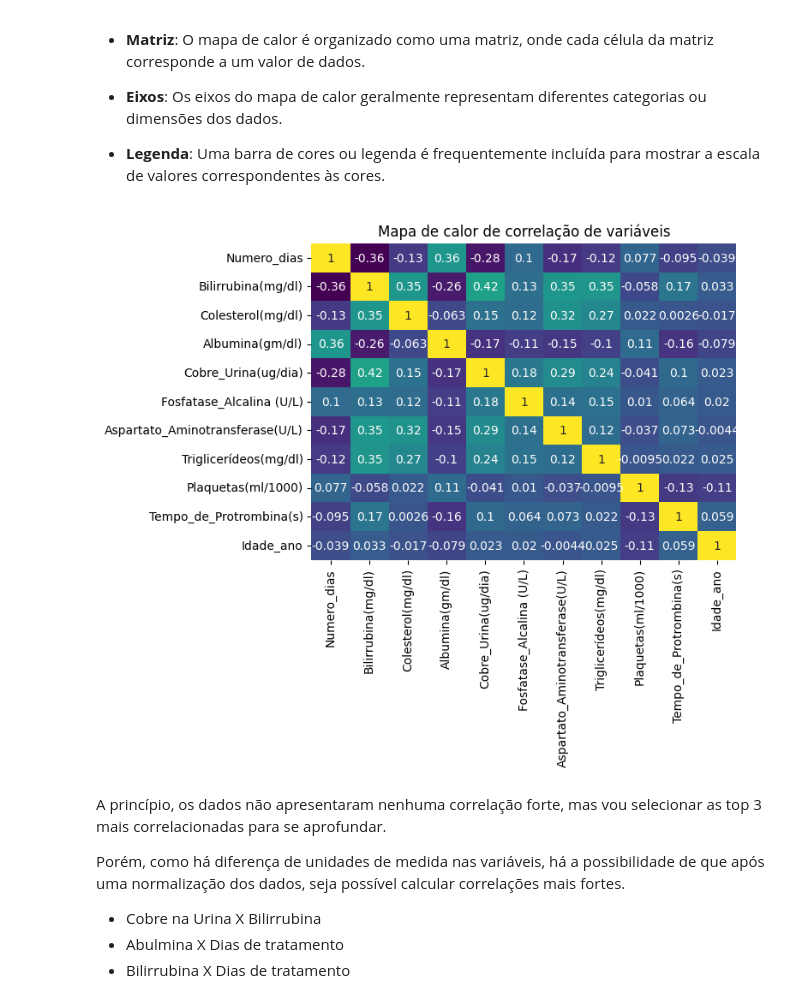
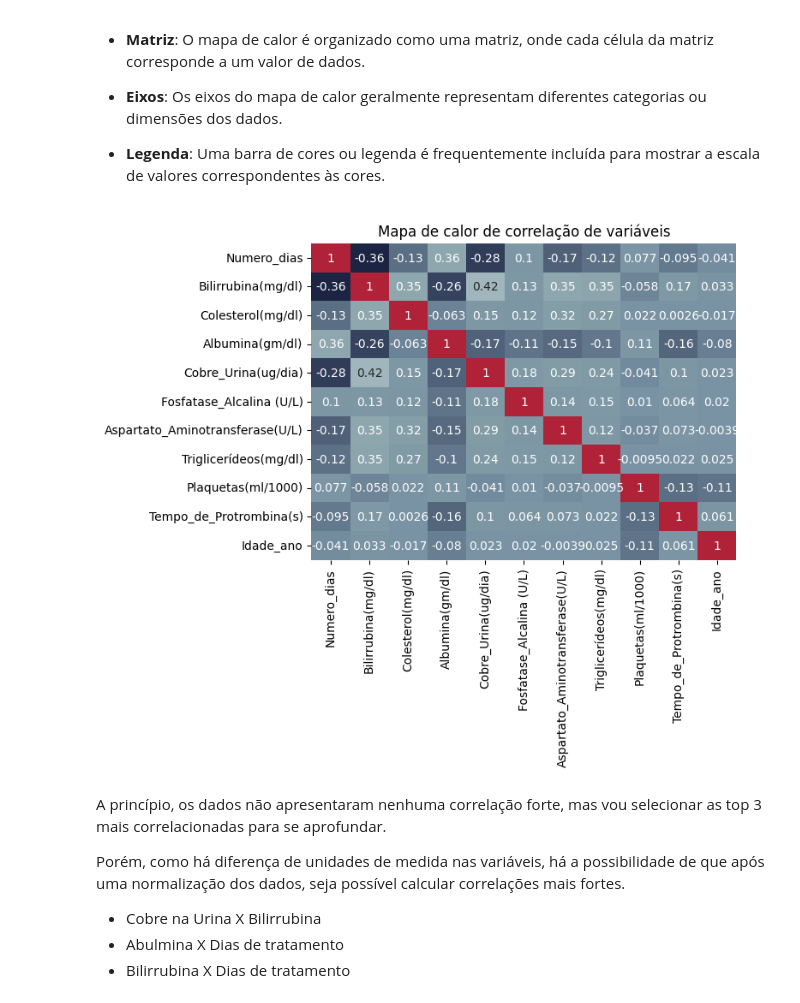
Before and after one commit to rodrigo0567/Cirrosifier-TRAINEES1, a Jupyter notebook: notebooks/eda_numericos.ipynb, the cells around one changed output. Saved outputs shown, nothing was run; the diff lists cells and outputs as text; code cells hidden in the pictures.

```diff
--- a/notebooks/eda_numericos.ipynb
+++ b/notebooks/eda_numericos.ipynb
@@ -9,4 +9,4 @@ import matplotlib.pyplot as plt #Visualização de dados
 # %%
-"""Caminho dos Dados para EDA"""
-data_path = '..\data\dados_processados\liver_cirrhosis_v1.csv'
+# Caminho dos Dados para EDA
+data_path = r'..\data\dados_processados\liver_cirrhosis_v1.csv'
 # %%
@@ -16,9 +17,8 @@ df = read_csv(data_path)
 # %% [markdown]
 ### Aqui, não utilizo a última coluna, que seria a de estágio, pois ela se caracteriza como categórica
 # %%
-"""Colunas numéricas"""
-
-colunas_numericas = list(df.describe().columns)[:-1] #Estágio se caracteriza como categórica
+# Colunas numéricas
+colunas_numericas = list(df.select_dtypes('number'))[:-1] #Estágio se caracteriza como categórica
 colunas_numericas
 # %% [output]
 ['Numero_dias',
@@ -46,4 +37,5 @@ def days_to_year(days) -> int:
 # %%
-df['Idade_ano'] = df['Idade'].apply(days_to_year)
+# Convertendo dias para anos
+df['Idade_ano'] = (df['Idade']/365).astype(int)
 df['Idade_ano']
 # %% [output]
@@ -313,17 +541,19 @@ Um mapa de calor é uma representação gráfica de dados onde os valores são e
 
 - **Legenda**: Uma barra de cores ou legenda é frequentemente incluída para mostrar a escala de valores correspondentes às cores.
 # %%
-#EXEMPLO
+# EXEMPLO
+colors = ["#1b2442","#7992a4","#829da5","#f4f7f7","#b02238"]
+cmap = LinearSegmentedColormap.from_list("custom_palette", colors, N=256)
 heatmap(
     df[colunas_numericas].corr(), # Matriz de correlações
     annot=True, # Escreve os valores dos coeficientes
-    cmap='viridis', # Paleta de cores
+    cmap=cmap, # Paleta de cores
     cbar=False # Desativa a legenda
     )
 plt.title("Mapa de calor de correlação de variáveis")
 plt.show()
 # %% [output]
-[figure, old version]
+[figure, new version]
 # %% [markdown]
 A princípio, os dados não apresentaram nenhuma correlação forte, mas vou selecionar as top 3 mais correlacionadas para se aprofundar.
 
```
Also changed, not shown: parts of 70 cells of this notebook.
